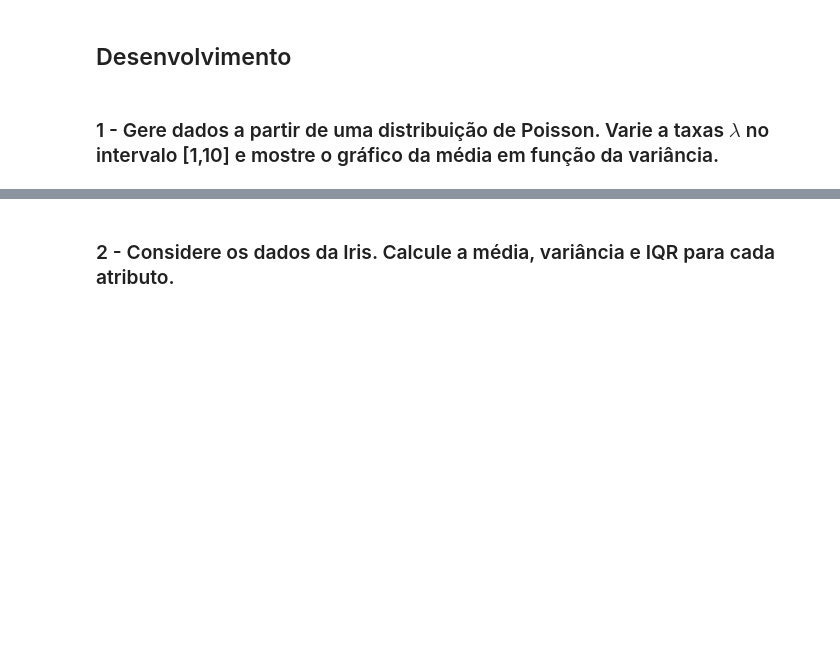
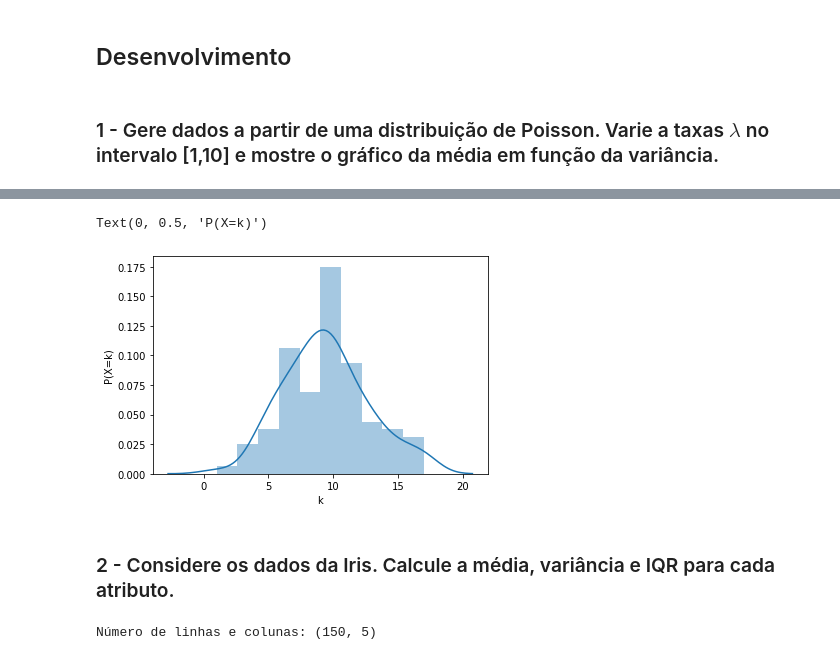
Before and after one commit to BrenoUSP/SME0828_DataScience, a Jupyter notebook: Projects/2 - Análise exploratória de dados/Projeto2_Analise_Exploratoria_dos_dados_A.ipynb, the cells around one changed output, grey strips where cells are left out. Saved outputs shown, nothing was run; the diff lists cells and outputs as text; code cells hidden in the pictures; blank space fills up the shorter version.

```diff
--- a/Projects/2 - Análise exploratória de dados/Projeto2_Analise_Exploratoria_dos_dados_A.ipynb
+++ b/Projects/2 - Análise exploratória de dados/Projeto2_Analise_Exploratoria_dos_dados_A.ipynb
@@ -29,2 +92,24 @@ import numpy as np
+# %%
+#supondo média 10 e tamanho 100
+from scipy.stats import poisson
+dadospoi = poisson.rvs(mu=10, size=100)
+# %%
+sns.distplot(dadospoi)
+plt.xlabel('k')
+plt.ylabel('P(X=k)')
+# %% [output]
+Text(0, 0.5, 'P(X=k)')
+[figure, added]
 # %% [markdown]
 ### 2 - Considere os dados da Iris. Calcule a média, variância e IQR para cada atributo.
+# %%
+import numpy as np
+import matplotlib.mlab as mlab
+import matplotlib.pyplot as plt
+import pandas as pd
+import statistics
+
+data = pd.read_csv('C:/Users/User.NAT-A-RACCOON/Desktop/ciencia/data/iris.csv', header=(0))
+print("Número de linhas e colunas:",data.shape)
+# %% [output]
+Número de linhas e colunas: (150, 5)
```
Also changed, not shown: parts of 10 cells of this notebook.
